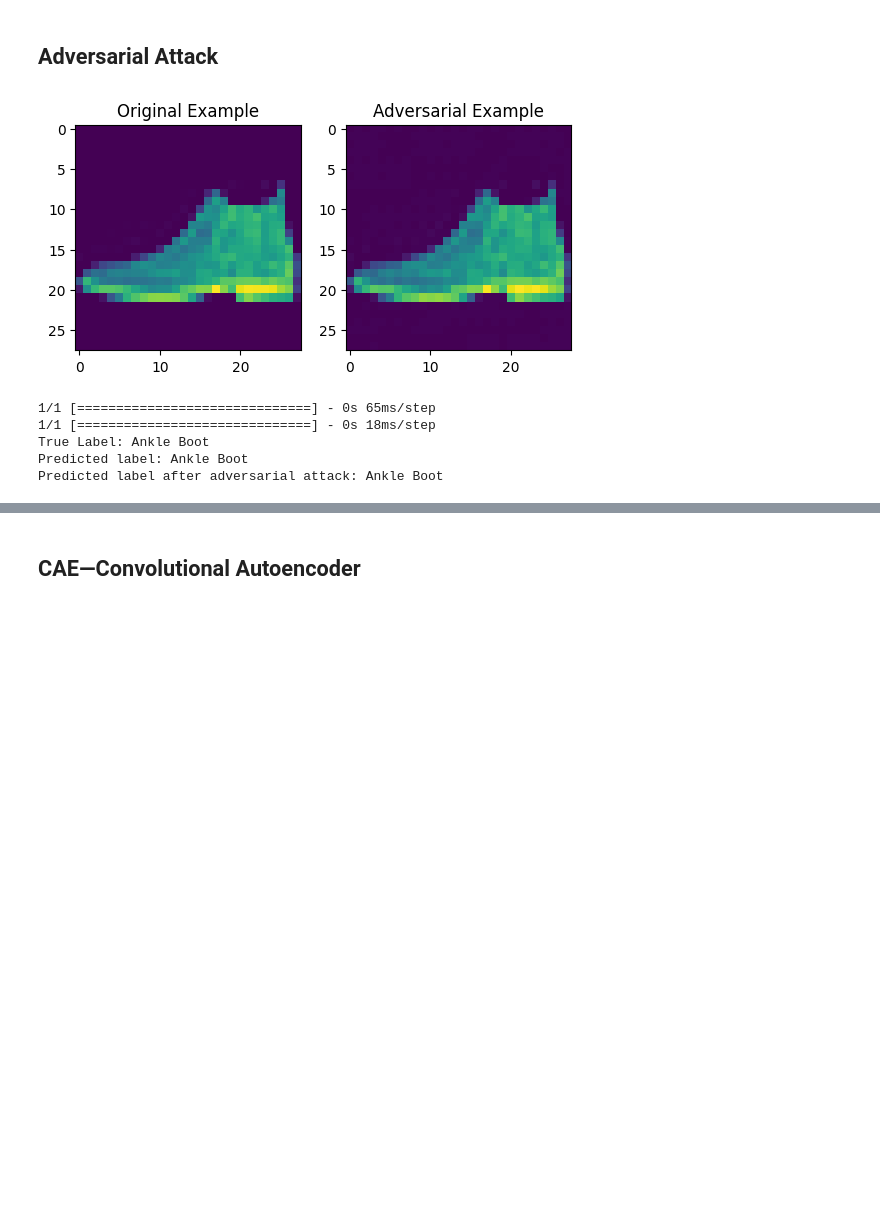
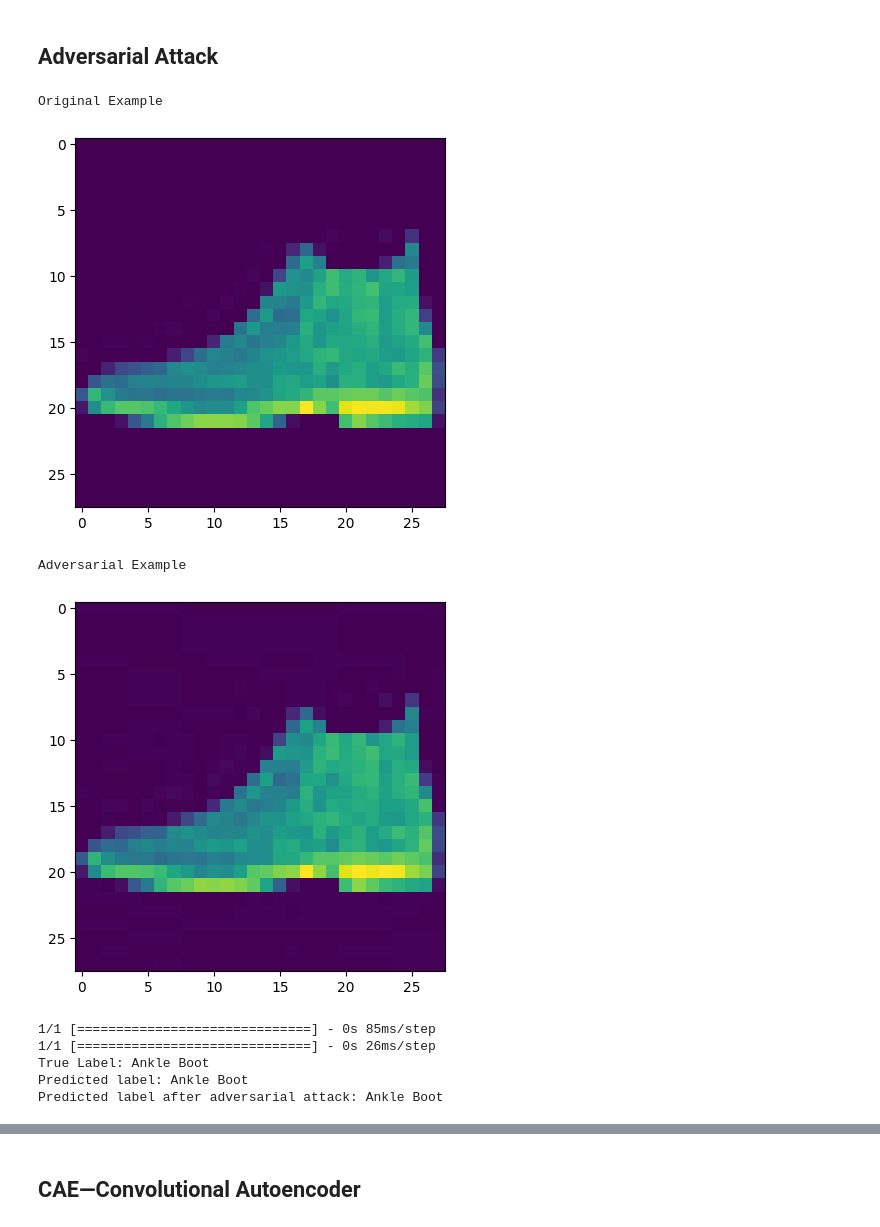
Before and after one commit to Lambru99/Fashion_MNIST_CNN, a Jupyter notebook: Definitivo1.ipynb, the cells around one changed output, grey strips where cells are left out. Cells and saved outputs as stored; diff of their text form; code cells hidden in the pictures; blank space fills up the shorter version.

```diff
--- a/Definitivo1.ipynb
+++ b/Definitivo1.ipynb
@@ -434,21 +431,29 @@ def plot_adversarial_image(x_adv):
 # %%
 x = x_test[0]
 x = x.reshape(1, 28, 28, 1)
 y_true = np.argmax(y_test[0])
 
 # Genera un attacco adversariale con il Fast Gradient Sign Method
 epsilon = 0.01
 x_adv = generate_adversarial_example(model, x, y_true, epsilon)
 
 # Mostra l'immagine originale e quella perturbata
+
+plt.imshow(x.squeeze(), cmap='viridis')
+print("Original Example")
+plt.show()
+
 plot_adversarial_image(x_adv)
 # %% [output]
+Original Example
-[figure, old version]
+[figure, new version]
-1/1 [==============================] - 0s 65ms/step
-1/1 [==============================] - 0s 18ms/step
-True Label: Ankle Boot
-Predicted label: Ankle Boot
-Predicted label after adversarial attack: Ankle Boot
+Adversarial Example
+[figure, added]
+1/1 [==============================] - 0s 85ms/step
+1/1 [==============================] - 0s 26ms/step
+True Label: Ankle Boot
+Predicted label: Ankle Boot
+Predicted label after adversarial attack: Ankle Boot
 # %%
 epsilons = [0.02, 0.03, 0.04, 0.05,0.06,0.07,0.08,0.09,0.1]
 
```
Also changed, not shown: parts of 26 cells of this notebook.
